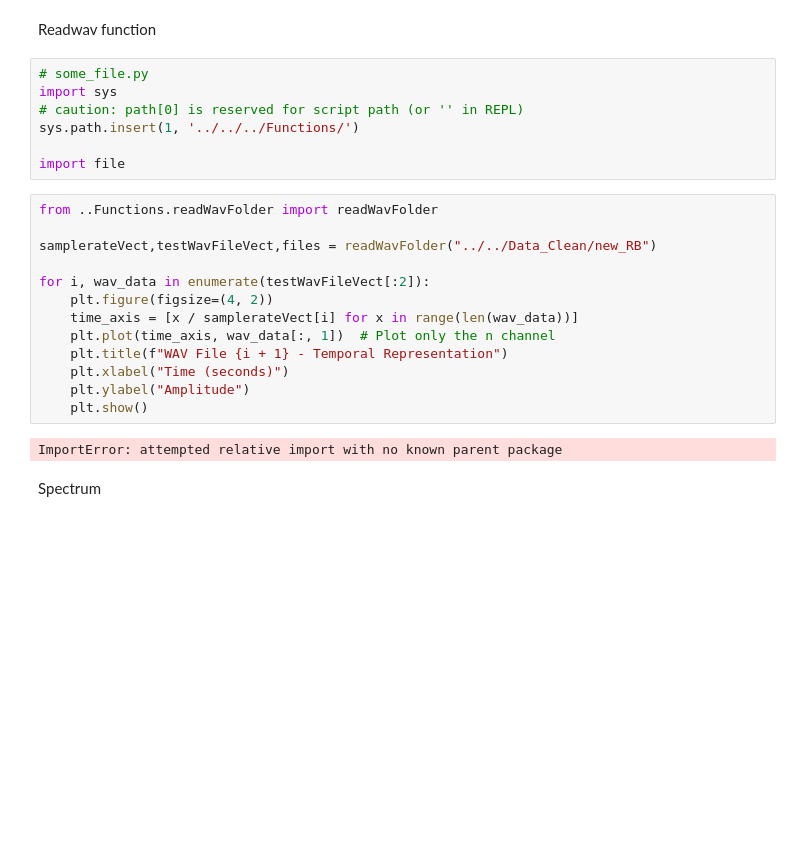
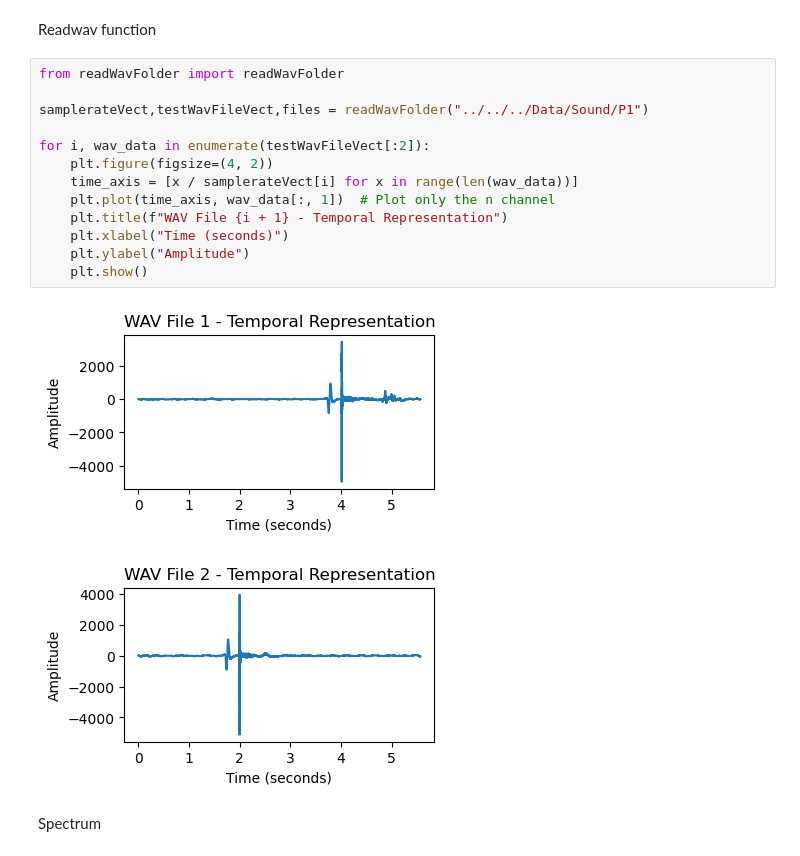
Before and after one commit to HugoMany/MLPadelProject, a Jupyter notebook: SoundPart/ModelMLAgeRacket/KNN/S_KNN_Age_P1.P2.P3_Energy.ipynb, the cells around one changed output. Cells and saved outputs as stored; diff of their text form; blank space fills up the shorter version.

```diff
--- a/SoundPart/ModelMLAgeRacket/KNN/S_KNN_Age_P1.P2.P3_Energy.ipynb
+++ b/SoundPart/ModelMLAgeRacket/KNN/S_KNN_Age_P1.P2.P3_Energy.ipynb
@@ -22,27 +34,21 @@ from sklearn.metrics import accuracy_score
 # %% [markdown]
 Readwav function
-# %%
-# some_file.py
-import sys
-# caution: path[0] is reserved for script path (or '' in REPL)
-sys.path.insert(1, '../../../Functions/')
-
-import file
 # %%
-from ..Functions.readWavFolder import readWavFolder
+from readWavFolder import readWavFolder
 
-samplerateVect,testWavFileVect,files = readWavFolder("../../Data_Clean/new_RB")
+samplerateVect,testWavFileVect,files = readWavFolder("../../../Data/Sound/P1")
 
 for i, wav_data in enumerate(testWavFileVect[:2]):
     plt.figure(figsize=(4, 2))
     time_axis = [x / samplerateVect[i] for x in range(len(wav_data))]
     plt.plot(time_axis, wav_data[:, 1])  # Plot only the n channel
     plt.title(f"WAV File {i + 1} - Temporal Representation")
     plt.xlabel("Time (seconds)")
     plt.ylabel("Amplitude")
     plt.show()
 # %% [output]
-ImportError: attempted relative import with no known parent package
+[figure, added]
+[figure, added]
 # %% [markdown]
 Spectrum
 # %%
```
Also changed, not shown: parts of 20 cells of this notebook, 2 other files.
